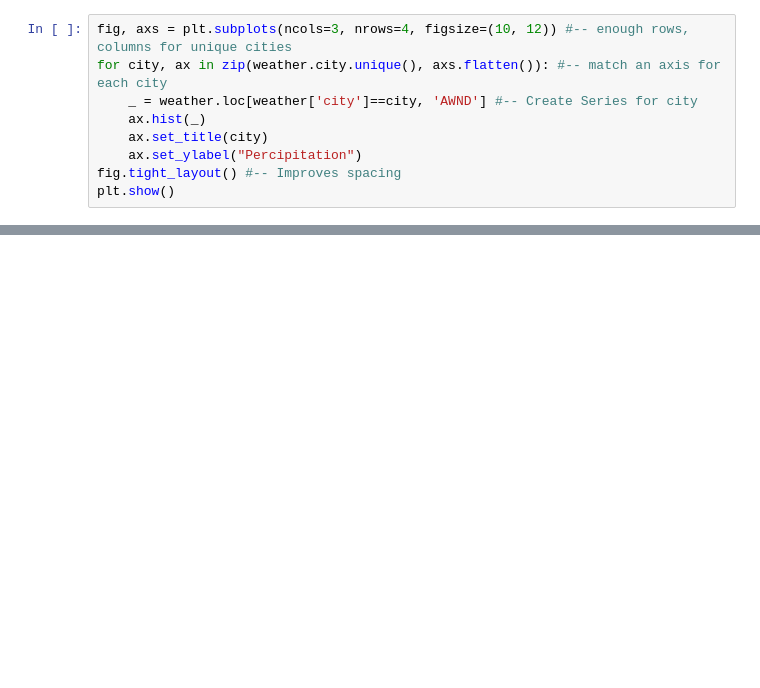
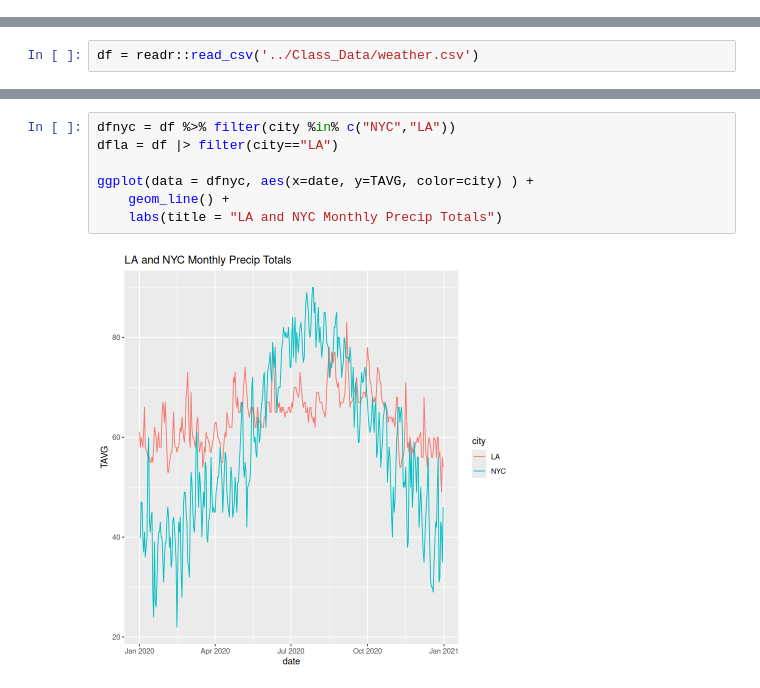
Before and after one commit to nebachadnassar/GWU-DNSC-4211, a Jupyter notebook: public/Class_05/Exercises/Class_05_Exercises_w_answers.ipynb, the cells around one changed output, grey strips where cells are left out. Drawn from its saved outputs; the diff is of its cells as text; blank space fills up the shorter version.

```diff
--- a/public/Class_05/Exercises/Class_05_Exercises_w_answers.ipynb
+++ b/public/Class_05/Exercises/Class_05_Exercises_w_answers.ipynb
@@ -124,9 +0,0 @@ See the caveats in the documentation: https://pandas.pydata.org/pandas-docs/stab
-# %%
-fig, axs = plt.subplots(ncols=3, nrows=4, figsize=(10, 12)) #-- enough rows, columns for unique cities
-for city, ax in zip(weather.city.unique(), axs.flatten()): #-- match an axis for each city
-    _ = weather.loc[weather['city']==city, 'AWND'] #-- Create Series for city
-    ax.hist(_)
-    ax.set_title(city)
-    ax.set_ylabel("Percipitation")
-fig.tight_layout() #-- Improves spacing
-plt.show()
@@ -134,0 +91,2 @@ plt.show()
+# %%
+df = readr::read_csv('../Class_Data/weather.csv')
@@ -134,0 +103,9 @@ plt.show()
+# %%
+dfnyc = df %>% filter(city %in% c("NYC","LA"))
+dfla = df |> filter(city=="LA")
+
+ggplot(data = dfnyc, aes(x=date, y=TAVG, color=city) ) +
+    geom_line() +
+    labs(title = "LA and NYC Monthly Precip Totals")
+# %% [output]
+[figure, added]
```
Also changed, not shown: parts of 51 cells of this notebook, 5 other files.
